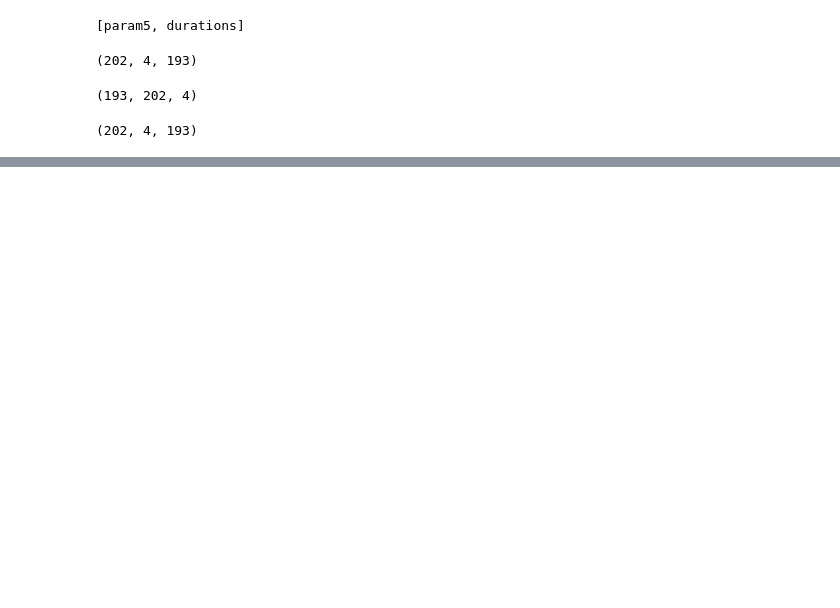
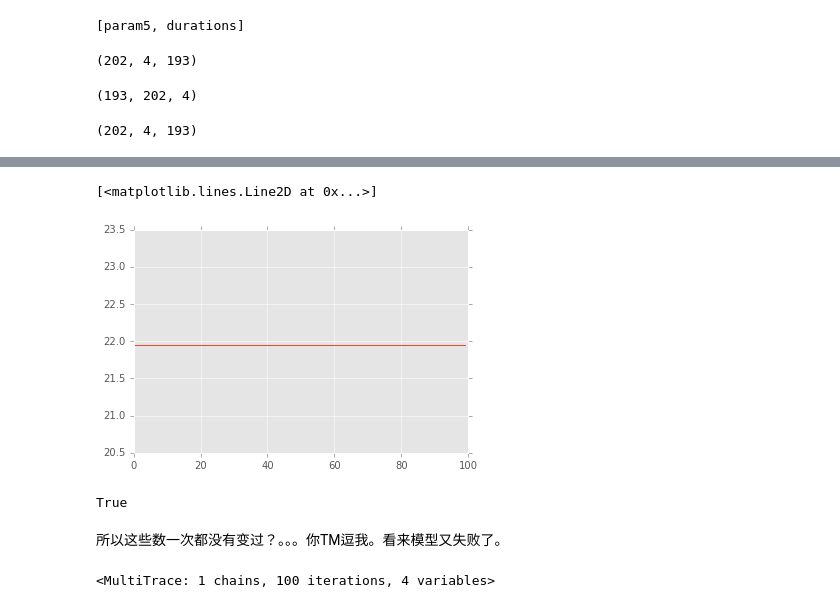
Before and after one commit to yiyuezhuo/touhou-replay-research, a Jupyter notebook: model2.ipynb, the cells around one changed output, grey strips where cells are left out. Drawn from its saved outputs; the diff is of its cells as text; code cells hidden in the pictures; blank space fills up the shorter version.

```diff
--- a/model2.ipynb
+++ b/model2.ipynb
@@ -159,0 +181,11 @@ with model:
+# %%
+plt.plot(trace['param5'][:,0,0])
+# %% [output]
+[<matplotlib.lines.Line2D at 0x...>]
+[figure, added]
+# %%
+np.all(trace['param5'] == trace['param5'][0,:,:])
+# %% [output]
+True
+# %% [markdown]
+所以这些数一次都没有变过？。。。你TM逗我。看来模型又失败了。
@@ -159,0 +195,4 @@ with model:
+# %%
+trace
+# %% [output]
+<MultiTrace: 1 chains, 100 iterations, 4 variables>
```
Also changed, not shown: parts of 18 cells of this notebook, 9 other files.
